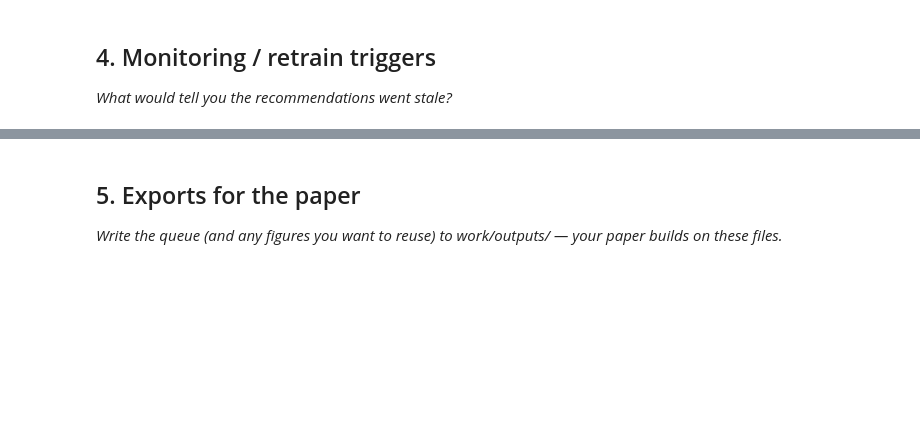
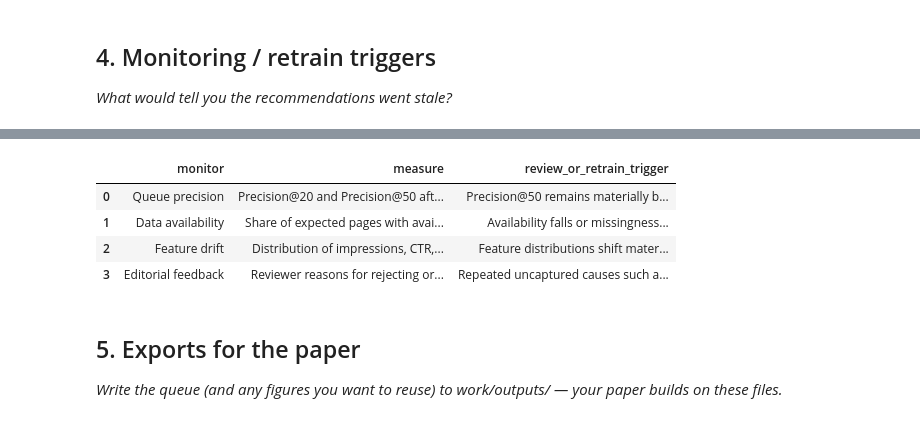
Before and after one commit to Ezgicode/FlyRAnk-AI, a Jupyter notebook: work/notebooks/w07_action_playbook.ipynb, the cells around one changed output, grey strips where cells are left out. Saved outputs shown, nothing was run; the diff lists cells and outputs as text; code cells hidden in the pictures; blank space fills up the shorter version.

```diff
--- a/work/notebooks/w07_action_playbook.ipynb
+++ b/work/notebooks/w07_action_playbook.ipynb
@@ -37,3 +393,44 @@ This skeleton is yours to fill. Work the sections **in order** — each one has
+# %%
+monitoring_plan = pd.DataFrame([
+    {
+        "monitor": "Queue precision",
+        "measure": "Precision@20 and Precision@50 after the later outcome window closes",
+        "review_or_retrain_trigger": (
+            "Precision@50 remains materially below the grouped-holdout reference "
+            "for two review cycles"
+        )
+    },
+    {
+        "monitor": "Data availability",
+        "measure": "Share of expected pages with available search data",
+        "review_or_retrain_trigger": (
+            "Availability falls or missingness changes materially"
+        )
+    },
+    {
+        "monitor": "Feature drift",
+        "measure": "Distribution of impressions, CTR, position, and active days",
+        "review_or_retrain_trigger": (
+            "Feature distributions shift materially from the March 2026 slice"
+        )
+    },
+    {
+        "monitor": "Editorial feedback",
+        "measure": "Reviewer reasons for rejecting or changing recommendations",
+        "review_or_retrain_trigger": (
+            "Repeated uncaptured causes such as seasonality, technical issues, "
+            "or intent mismatch"
+        )
+    }
+])
+
+display(monitoring_plan)
+# %% [output]
+|  | monitor | measure | review_or_retrain_trigger |
+| 0 | Queue precision | Precision@20 and Precision@50 aft... | Precision@50 remains materially b... |
+| 1 | Data availability | Share of expected pages with avai... | Availability falls or missingness... |
+| 2 | Feature drift | Distribution of impressions, CTR,... | Feature distributions shift mater... |
+| 3 | Editorial feedback | Reviewer reasons for rejecting or... | Repeated uncaptured causes such a... |
 # %% [markdown]
 ## 5. Exports for the paper
 
```
Also changed, not shown: parts of 18 cells of this notebook.
